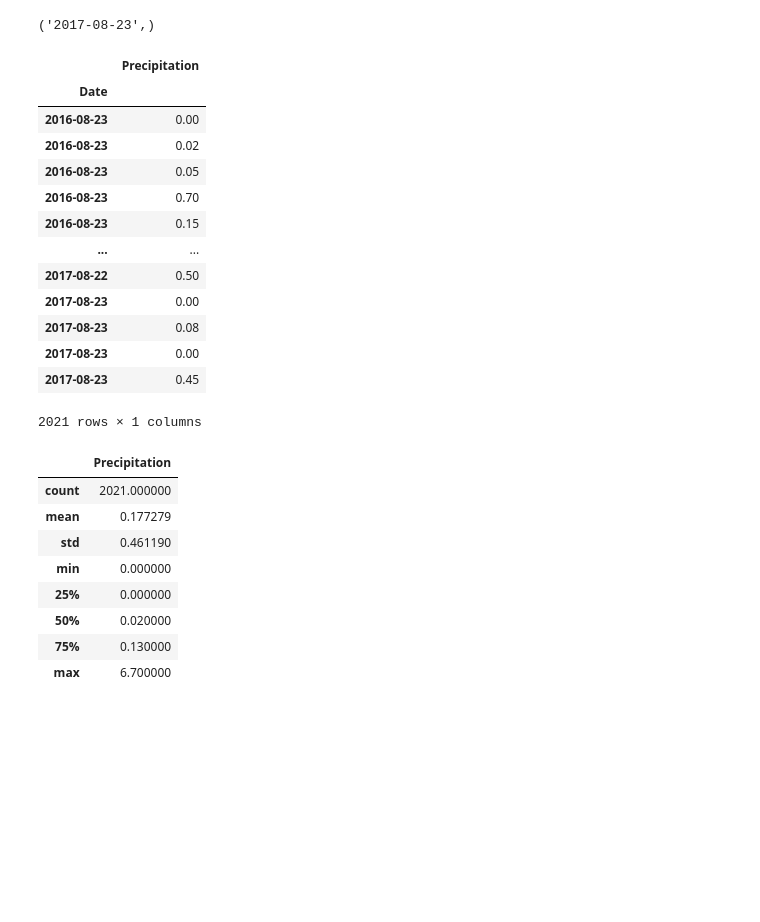
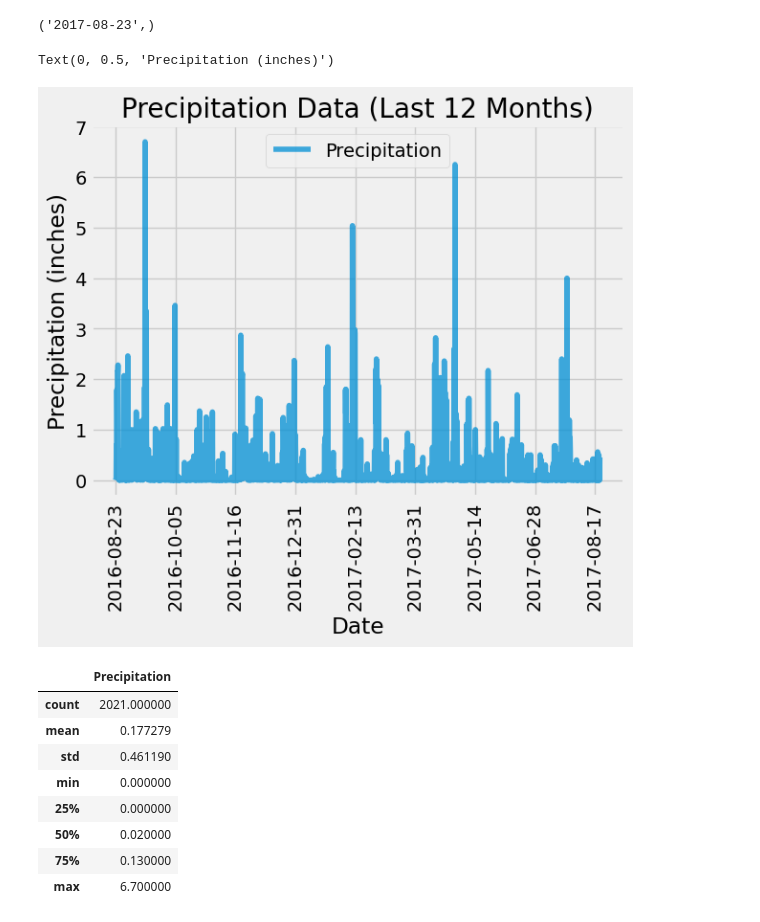
Before and after one commit to aliciahlavac/SQLAlchemy_Challenge, a Jupyter notebook: climate.ipynb, the cells around one changed output. Saved outputs shown, nothing was run; the diff lists cells and outputs as text; code cells hidden in the pictures; blank space fills up the shorter version.

Commit message:
Showed graph

```diff
--- a/climate.ipynb
+++ b/climate.ipynb
@@ -75,48 +75,37 @@ print(recent)
 # %%
 # Design a query to retrieve the last 12 months of precipitation data and plot the results.
 # Starting from the most recent data point in the database.
 
 # Calculate the date one year from the last date in data set.
 # Change the recent date into the format we want, noting that recent is a tuple, and we want to grab the date from it
 recent_date = dt.datetime.strptime(recent[0], '%Y-%m-%d')
 # Subtract one from the recent date's year to find last year
 prior_year = dt.date(recent_date.year - 1, recent_date.month, recent_date.day)
 prior_year
 
 # Perform a query to retrieve the data and precipitation scores
 sel = [Measurement.date, Measurement.prcp]
 result = session.query(*sel).filter(Measurement.date >= prior_year).all()
 
 # Save the query results as a Pandas DataFrame. Explicitly set the column names
 precip_df = pd.DataFrame(result, columns = ["Date", "Precipitation"])
 
 # Drop null values
 precip_df = precip_df.dropna(how = "any")
 
 # Sort the dataframe by date
 precip_df = precip_df.sort_values(["Date"], ascending = True)
 precip_df = precip_df.set_index("Date")
 precip_df
+
 # Use Pandas Plotting with Matplotlib to plot the data
-# precip_df.plot(rot = 90, alpha=0.75)
-# plt.title("Precipitation Data (Last 12 Months)")
-# plt.xlabel("Date")
-# plt.ylabel("Precipitation (inches)")
+precip_df.plot(rot = 90, alpha=0.75)
+plt.title("Precipitation Data (Last 12 Months)")
+plt.xlabel("Date")
+plt.ylabel("Precipitation (inches)")
 # %% [output]
-|  | Precipitation |
-| Date |  |
-| 2016-08-23 | 0.00 |
-| 2016-08-23 | 0.02 |
-| 2016-08-23 | 0.05 |
-| 2016-08-23 | 0.70 |
-| 2016-08-23 | 0.15 |
-| ... | ... |
-| 2017-08-22 | 0.50 |
-| 2017-08-23 | 0.00 |
-| 2017-08-23 | 0.08 |
-| 2017-08-23 | 0.00 |
-| 2017-08-23 | 0.45 |
-2021 rows × 1 columns
+Text(0, 0.5, 'Precipitation (inches)')
+[figure, added]
 # %%
 # Use Pandas to calculate the summary statistics for the precipitation data
 precip_df.describe()
```
